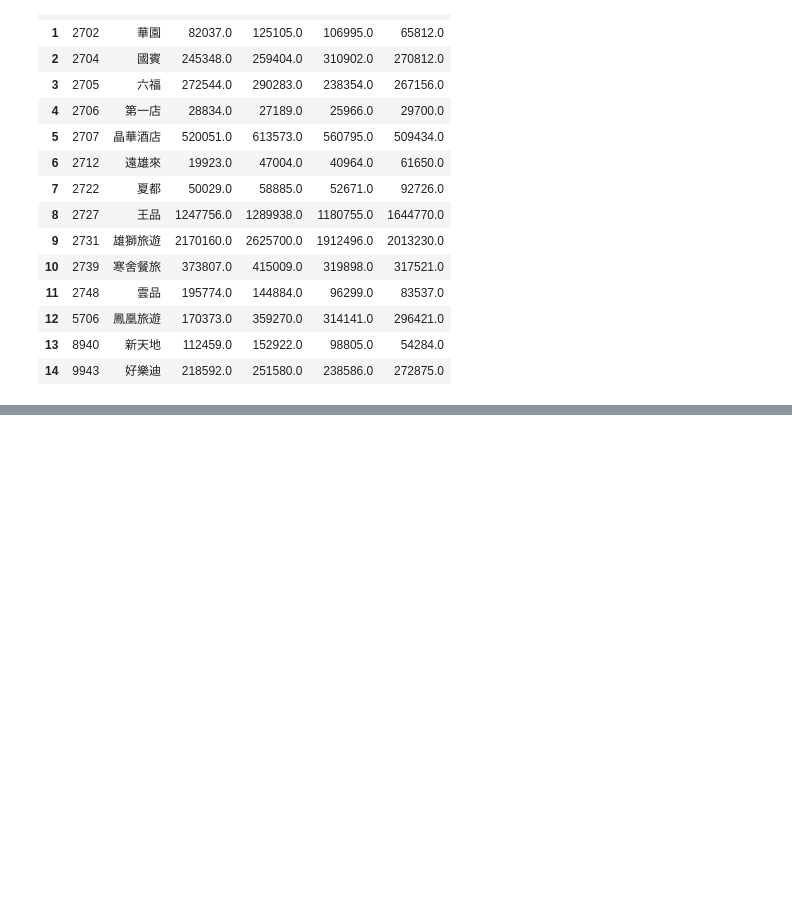
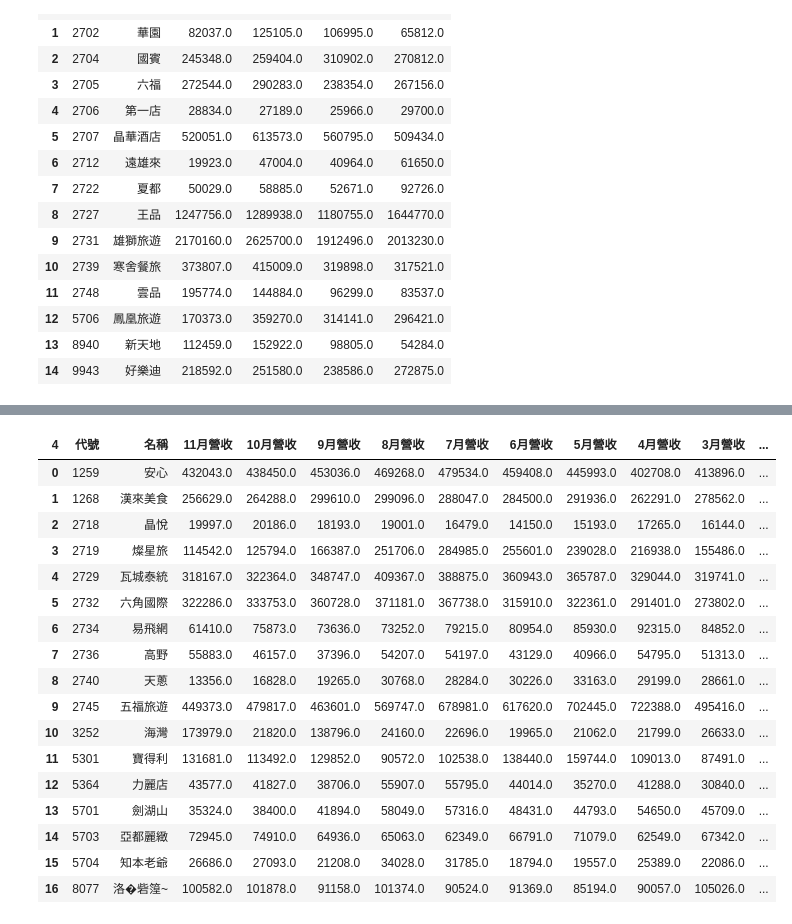
Before and after one commit to cwcheng0/LionTravel, a Jupyter notebook: TaiwanTourismMonthly.ipynb, the cells around one changed output, grey strips where cells are left out. Saved outputs shown, nothing was run; the diff lists cells and outputs as text; code cells hidden in the pictures; blank space fills up the shorter version.

```diff
--- a/TaiwanTourismMonthly.ipynb
+++ b/TaiwanTourismMonthly.ipynb
@@ -327,8 +365,8 @@ year = now.year - 1911
 month = now.month - 1
 
 # Get current data
-data = monthly_report(year, month)
-data.head()
+dataOTC = monthly_report(year, month)
+dataOTC.head()
 # %% [output]
 | 4 | 公司代號 | 公司名稱 | 當月營收 | 上月營收 | 去年當月營收 | 上月比較增減(%) | 去年同月增減(%) | 當月累計營收 | 去年累計營收 | 前期比較增減(%) |
 | 5 | 1264 | 德麥 | 346131.0 | 307163 | 328718 | 12.68 | 5.29 | 3585399 | 3308157 | 8.38 |
@@ -343,20 +377,20 @@ data.index[500]
 # %%
 # Delete some columns
-data.drop(['上月營收', '去年當月營收', '上月比較增減(%)', '去年同月增減(%)', '當月累計營收', '去年累計營收', '前期比較增減(%)'], inplace=True, axis=1, errors='ignore')
+dataOTC.drop(['上月營收', '去年當月營收', '上月比較增減(%)', '去年同月增減(%)', '當月累計營收', '去年累計營收', '前期比較增減(%)'], inplace=True, axis=1, errors='ignore')
 
 # Drop some rows
-data.drop(data.index[:736], inplace=True)
+dataOTC.drop(dataOTC.index[:618], inplace=True)
 
 # Drop last rows
-data.drop(data.tail(103).index,inplace=True)
+dataOTC.drop(dataOTC.tail(96).index,inplace=True)
 
 # Reset index
-data_201811 = data.reset_index(drop=True)
+dataOTC_201811 = dataOTC.reset_index(drop=True)
 
 # Replace Column names
-data_201811.columns = data_201811.columns.str.replace('公司代號','代號')
-data_201811.columns = data_201811.columns.str.replace('公司名稱','名稱')
-data_201811.columns = data_201811.columns.str.replace('當月營收','11月營收')
+dataOTC_201811.columns = dataOTC_201811.columns.str.replace('公司代號','代號')
+dataOTC_201811.columns = dataOTC_201811.columns.str.replace('公司名稱','名稱')
+dataOTC_201811.columns = dataOTC_201811.columns.str.replace('當月營收','11月營收')
 
 # Check data
-data_201811
+dataOTC_201811
@@ -362,0 +896,36 @@ data_201811
+# %%
+# Delete unnecessary columns in some tables
+dataOTC_201810.drop(['代號','名稱'], inplace=True, axis=1, errors='ignore')
+dataOTC_201809.drop(['代號','名稱'], inplace=True, axis=1, errors='ignore')
+dataOTC_201808.drop(['代號','名稱'], inplace=True, axis=1, errors='ignore')
+dataOTC_201807.drop(['代號','名稱'], inplace=True, axis=1, errors='ignore')
+dataOTC_201806.drop(['代號','名稱'], inplace=True, axis=1, errors='ignore')
+dataOTC_201805.drop(['代號','名稱'], inplace=True, axis=1, errors='ignore')
+dataOTC_201804.drop(['代號','名稱'], inplace=True, axis=1, errors='ignore')
+dataOTC_201803.drop(['代號','名稱'], inplace=True, axis=1, errors='ignore')
+dataOTC_201802.drop(['代號','名稱'], inplace=True, axis=1, errors='ignore')
+dataOTC_201801.drop(['代號','名稱'], inplace=True, axis=1, errors='ignore')
+# %%
+# Merge all tables
+result = pd.concat([dataOTC_201811,dataOTC_201810,dataOTC_201809,dataOTC_201808,dataOTC_201807,dataOTC_201806,dataOTC_201805,dataOTC_201804,dataOTC_201803,dataOTC_201802,dataOTC_201801], axis=1)
+
+result
+# %% [output]
+| 4 | 代號 | 名稱 | 11月營收 | 10月營收 | 9月營收 | 8月營收 | 7月營收 | 6月營收 | 5月營收 | 4月營收 | 3月營收 | ... |
+| 0 | 1259 | 安心 | 432043.0 | 438450.0 | 453036.0 | 469268.0 | 479534.0 | 459408.0 | 445993.0 | 402708.0 | 413896.0 | ... |
+| 1 | 1268 | 漢來美食 | 256629.0 | 264288.0 | 299610.0 | 299096.0 | 288047.0 | 284500.0 | 291936.0 | 262291.0 | 278562.0 | ... |
+| 2 | 2718 | 晶悅 | 19997.0 | 20186.0 | 18193.0 | 19001.0 | 16479.0 | 14150.0 | 15193.0 | 17265.0 | 16144.0 | ... |
+| 3 | 2719 | 燦星旅 | 114542.0 | 125794.0 | 166387.0 | 251706.0 | 284985.0 | 255601.0 | 239028.0 | 216938.0 | 155486.0 | ... |
+| 4 | 2729 | 瓦城泰統 | 318167.0 | 322364.0 | 348747.0 | 409367.0 | 388875.0 | 360943.0 | 365787.0 | 329044.0 | 319741.0 | ... |
+| 5 | 2732 | 六角國際 | 322286.0 | 333753.0 | 360728.0 | 371181.0 | 367738.0 | 315910.0 | 322361.0 | 291401.0 | 273802.0 | ... |
+| 6 | 2734 | 易飛網 | 61410.0 | 75873.0 | 73636.0 | 73252.0 | 79215.0 | 80954.0 | 85930.0 | 92315.0 | 84852.0 | ... |
+| 7 | 2736 | 高野 | 55883.0 | 46157.0 | 37396.0 | 54207.0 | 54197.0 | 43129.0 | 40966.0 | 54795.0 | 51313.0 | ... |
+| 8 | 2740 | 天蔥 | 13356.0 | 16828.0 | 19265.0 | 30768.0 | 28284.0 | 30226.0 | 33163.0 | 29199.0 | 28661.0 | ... |
+| 9 | 2745 | 五福旅遊 | 449373.0 | 479817.0 | 463601.0 | 569747.0 | 678981.0 | 617620.0 | 702445.0 | 722388.0 | 495416.0 | ... |
+| 10 | 3252 | 海灣 | 173979.0 | 21820.0 | 138796.0 | 24160.0 | 22696.0 | 19965.0 | 21062.0 | 21799.0 | 26633.0 | ... |
+| 11 | 5301 | 寶得利 | 131681.0 | 113492.0 | 129852.0 | 90572.0 | 102538.0 | 138440.0 | 159744.0 | 109013.0 | 87491.0 | ... |
+| 12 | 5364 | 力麗店 | 43577.0 | 41827.0 | 38706.0 | 55907.0 | 55795.0 | 44014.0 | 35270.0 | 41288.0 | 30840.0 | ... |
+| 13 | 5701 | 劍湖山 | 35324.0 | 38400.0 | 41894.0 | 58049.0 | 57316.0 | 48431.0 | 44793.0 | 54650.0 | 45709.0 | ... |
+| 14 | 5703 | 亞都麗緻 | 72945.0 | 74910.0 | 64936.0 | 65063.0 | 62349.0 | 66791.0 | 71079.0 | 62549.0 | 67342.0 | ... |
+| 15 | 5704 | 知本老爺 | 26686.0 | 27093.0 | 21208.0 | 34028.0 | 31785.0 | 18794.0 | 19557.0 | 25389.0 | 22086.0 | ... |
+| 16 | 8077 | 洛�砦篞~ | 100582.0 | 101878.0 | 91158.0 | 101374.0 | 90524.0 | 91369.0 | 85194.0 | 90057.0 | 105026.0 | ... |
```
Also changed, not shown: parts of 22 cells of this notebook.
